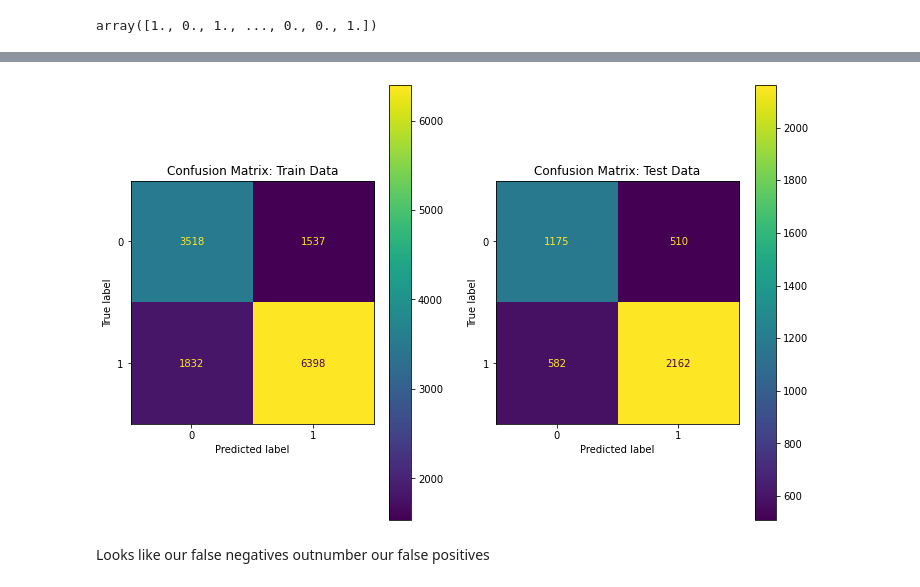
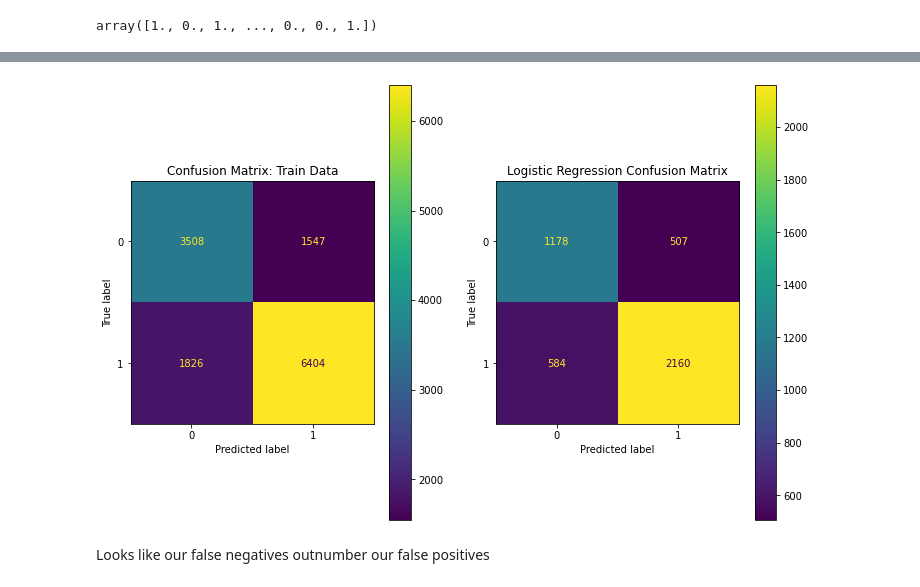
Before and after one commit to dgumustel/coastal-upwelling, a Jupyter notebook: notebooks/05_binary_modeling.ipynb, the cells around one changed output, grey strips where cells are left out. Cells and saved outputs as stored; diff of their text form; code cells hidden in the pictures.

```diff
--- a/notebooks/05_binary_modeling.ipynb
+++ b/notebooks/05_binary_modeling.ipynb
@@ -93,4 +93,6 @@ df_resampled
 ### Checking feature correlation
 
 One of the big assumptions we make when building logistic regression models is that our independent features are independent of each other. We can print out a heatmap to check whether our features are correlated to each other or not.
+# %%
+df_resampled.drop(columns='upwelling_multi', inplace=True)
 # %%
@@ -222,7 +303,7 @@ Now let's add those features back in and use feature interactions combined with
 # %% [markdown]
 An easy way to get a variety of feature interactions is using sklearn's PolynomialFeatures function. There are four features in this model, so I'll set the degree to 4 so that there will be an engineered feature that includes all 4 of the original features.
 # %%
-X = df_resampled.drop(columns=['upwelling', 'upwelling_multi', 'time'])
+X = df_resampled.drop(columns=['upwelling', 'time'])
 y = df_resampled['upwelling']
 
 X_train, X_test, y_train, y_test = train_test_split(X, y, stratify=y, random_state=42)
@@ -235,10 +322,10 @@ pipe = Pipeline([
 
 pipe_params = {
     'logreg__penalty':['l1', 'l2'],
-    'logreg__C': np.linspace(0.001, 1, 10)
+    'logreg__C': np.linspace(0.01, 1, 10)
 }
 
-gs_lr = GridSearchCV(pipe, pipe_params, cv=5, verbose=1, return_train_score=True)
+gs_lr = GridSearchCV(pipe, pipe_params, cv=5, verbose=2, return_train_score=True)
 
 gs_lr.fit(X_train, y_train)
 # %% [output]
@@ -319,15 +423,18 @@ gs_lr_test_preds = gs_lr.predict(X_test)
 # %%
 fig, (ax1, ax2) = plt.subplots(1, 2, figsize=(12, 8))
 
 cm = confusion_matrix(y_train, gs_lr_train_preds)
 ConfusionMatrixDisplay(cm).plot(ax=ax1)
 ax1.set_title('Confusion Matrix: Train Data')
 
 cm = confusion_matrix(y_test, gs_lr_test_preds)
 ConfusionMatrixDisplay(cm).plot(ax=ax2)
 ax2.set_title('Confusion Matrix: Test Data');
+
+plt.title('Logistic Regression Confusion Matrix')
+plt.savefig('../figures/log_reg_confusion_matrix.png')
 # %% [output]
-[figure, old version]
+[figure, new version]
 # %% [markdown]
 Looks like our false negatives outnumber our false positives
 # %%
```
Also changed, not shown: parts of 32 cells of this notebook.
